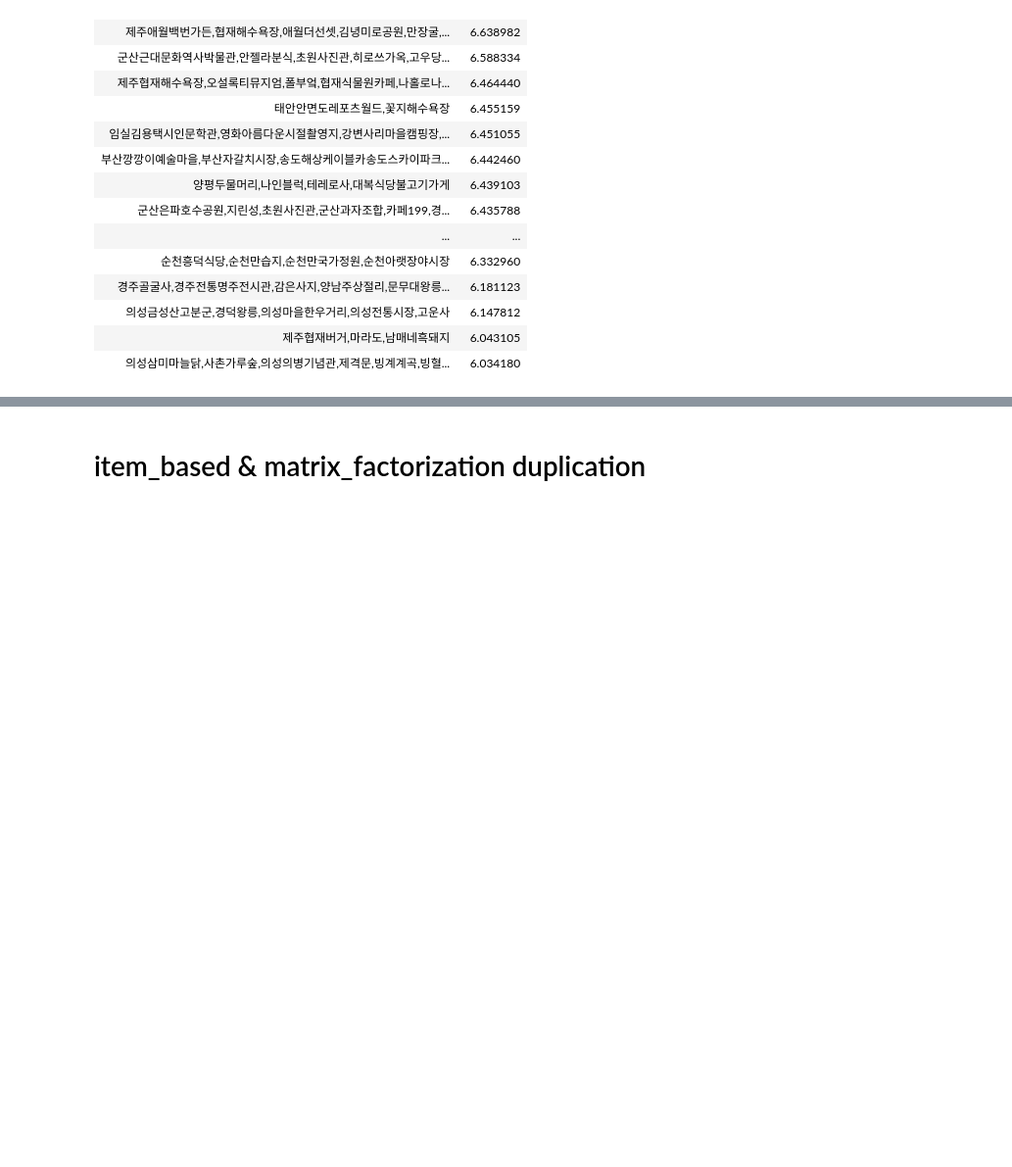
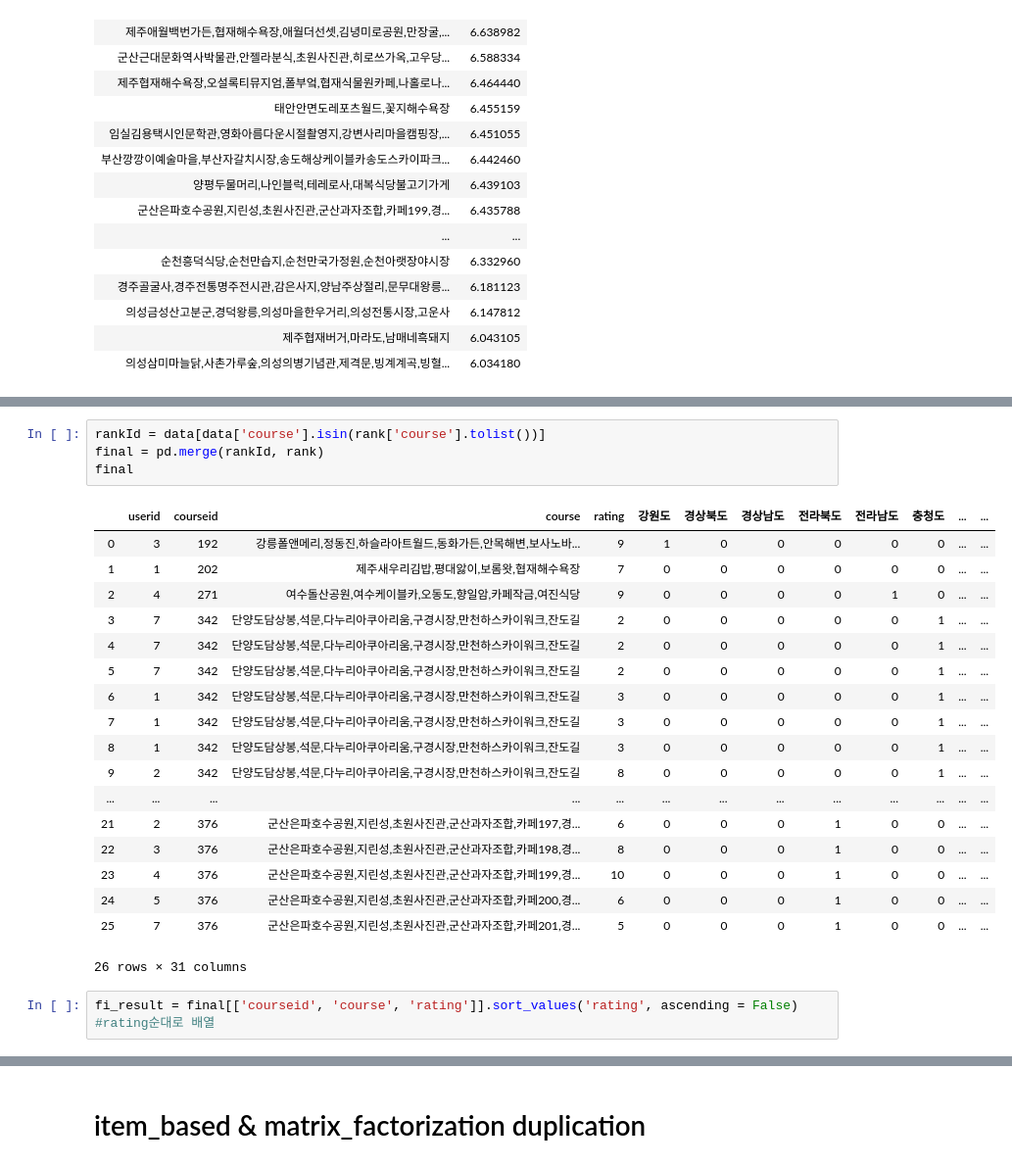
Before and after one commit to sooyeon-go/Trip-recommendation-App, a Jupyter notebook: recommendation_code/final.ipynb, the cells around one changed output, grey strips where cells are left out. Shown: that part at 98% size. Saved outputs shown, nothing was run; the diff lists cells and outputs as text; blank space fills up the shorter version.

```diff
--- a/recommendation_code/final.ipynb
+++ b/recommendation_code/final.ipynb
@@ -354,0 +525,25 @@ matrix_recomm_course
+# %%
+rankId = data[data['course'].isin(rank['course'].tolist())]
+final = pd.merge(rankId, rank)
+final
+# %% [output]
+|  | userid | courseid | course | rating | 강원도 | 경상북도 | 경상남도 | 전라북도 | 전라남도 | 충청도 | ... | ... |
+| 0 | 3 | 192 | 강릉폴앤메리,정동진,하슬라아트월드,동화가든,안목해변,보사노바... | 9 | 1 | 0 | 0 | 0 | 0 | 0 | ... | ... |
+| 1 | 1 | 202 | 제주새우리김밥,평대앓이,보롬왓,협재해수욕장 | 7 | 0 | 0 | 0 | 0 | 0 | 0 | ... | ... |
+| 2 | 4 | 271 | 여수돌산공원,여수케이블카,오동도,향일암,카페작금,여진식당 | 9 | 0 | 0 | 0 | 0 | 1 | 0 | ... | ... |
+| 3 | 7 | 342 | 단양도담상봉,석문,다누리아쿠아리움,구경시장,만천하스카이워크,잔도길 | 2 | 0 | 0 | 0 | 0 | 0 | 1 | ... | ... |
+| 4 | 7 | 342 | 단양도담상봉,석문,다누리아쿠아리움,구경시장,만천하스카이워크,잔도길 | 2 | 0 | 0 | 0 | 0 | 0 | 1 | ... | ... |
+| 5 | 7 | 342 | 단양도담상봉,석문,다누리아쿠아리움,구경시장,만천하스카이워크,잔도길 | 2 | 0 | 0 | 0 | 0 | 0 | 1 | ... | ... |
+| 6 | 1 | 342 | 단양도담상봉,석문,다누리아쿠아리움,구경시장,만천하스카이워크,잔도길 | 3 | 0 | 0 | 0 | 0 | 0 | 1 | ... | ... |
+| 7 | 1 | 342 | 단양도담상봉,석문,다누리아쿠아리움,구경시장,만천하스카이워크,잔도길 | 3 | 0 | 0 | 0 | 0 | 0 | 1 | ... | ... |
+| 8 | 1 | 342 | 단양도담상봉,석문,다누리아쿠아리움,구경시장,만천하스카이워크,잔도길 | 3 | 0 | 0 | 0 | 0 | 0 | 1 | ... | ... |
+| 9 | 2 | 342 | 단양도담상봉,석문,다누리아쿠아리움,구경시장,만천하스카이워크,잔도길 | 8 | 0 | 0 | 0 | 0 | 0 | 1 | ... | ... |
+| ... | ... | ... | ... | ... | ... | ... | ... | ... | ... | ... | ... | ... |
+| 21 | 2 | 376 | 군산은파호수공원,지린성,초원사진관,군산과자조합,카페197,경... | 6 | 0 | 0 | 0 | 1 | 0 | 0 | ... | ... |
+| 22 | 3 | 376 | 군산은파호수공원,지린성,초원사진관,군산과자조합,카페198,경... | 8 | 0 | 0 | 0 | 1 | 0 | 0 | ... | ... |
+| 23 | 4 | 376 | 군산은파호수공원,지린성,초원사진관,군산과자조합,카페199,경... | 10 | 0 | 0 | 0 | 1 | 0 | 0 | ... | ... |
+| 24 | 5 | 376 | 군산은파호수공원,지린성,초원사진관,군산과자조합,카페200,경... | 6 | 0 | 0 | 0 | 1 | 0 | 0 | ... | ... |
+| 25 | 7 | 376 | 군산은파호수공원,지린성,초원사진관,군산과자조합,카페201,경... | 5 | 0 | 0 | 0 | 1 | 0 | 0 | ... | ... |
+26 rows × 31 columns
+# %%
+fi_result = final[['courseid', 'course', 'rating']].sort_values('rating', ascending = False) #rating순대로 배열
```
Also changed, not shown: parts of 18 cells of this notebook.
